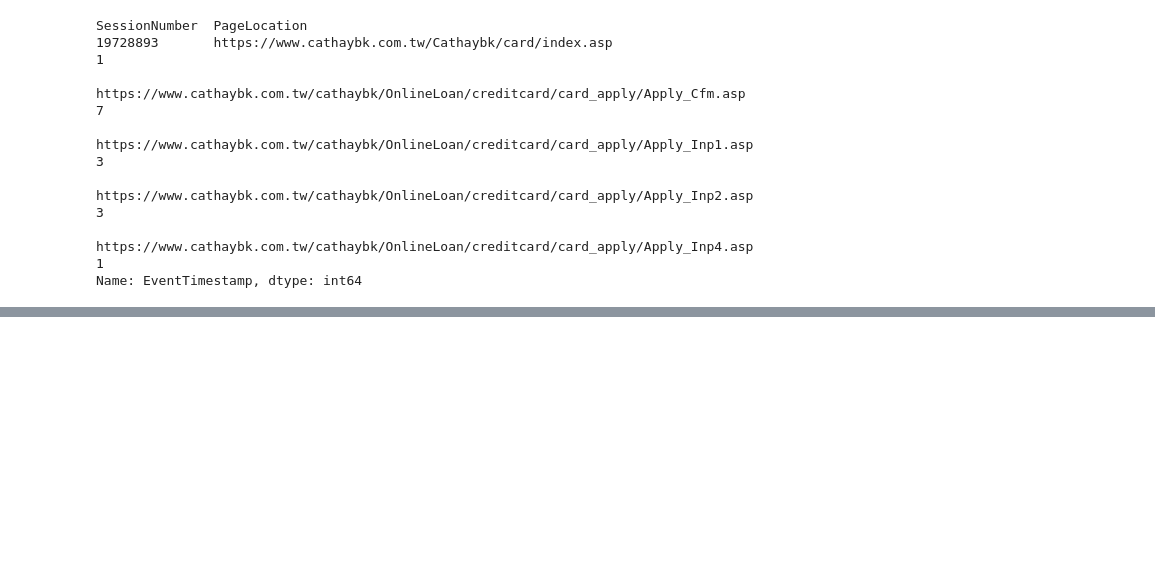
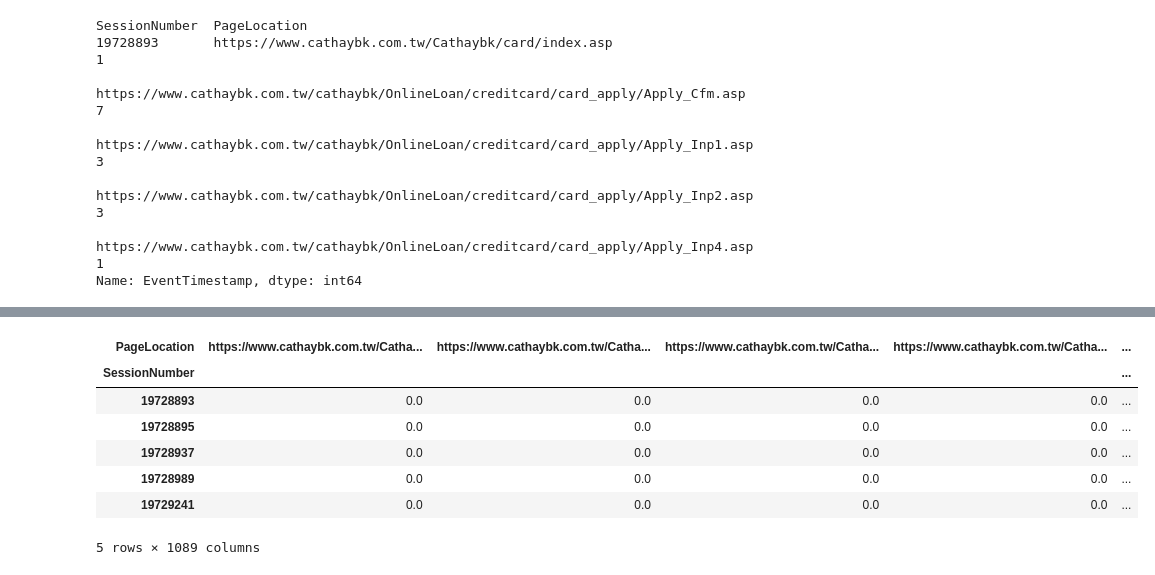
Before and after one commit to ywchiu/cathaybkpython, a Jupyter notebook: 20160929Demo.ipynb, the cells around one changed output, grey strips where cells are left out. Drawn from its saved outputs; the diff is of its cells as text; code cells hidden in the pictures; blank space fills up the shorter version.

```diff
--- a/20160929Demo.ipynb
+++ b/20160929Demo.ipynb
@@ -301,0 +347,13 @@ Name: EventTimestamp, dtype: int64
+# %%
+cardViewBehaviorGrp_df = cardViewBehaviorGrp_df.fillna(0)
+# %%
+cardViewBehaviorGrp_df.head()
+# %% [output]
+| PageLocation | https://www.cathaybk.com.tw/Catha... | https://www.cathaybk.com.tw/Catha... | https://www.cathaybk.com.tw/Catha... | https://www.cathaybk.com.tw/Catha... | ... |
+| SessionNumber |  |  |  |  | ... |
+| 19728893 | 0.0 | 0.0 | 0.0 | 0.0 | ... |
+| 19728895 | 0.0 | 0.0 | 0.0 | 0.0 | ... |
+| 19728937 | 0.0 | 0.0 | 0.0 | 0.0 | ... |
+| 19728989 | 0.0 | 0.0 | 0.0 | 0.0 | ... |
+| 19729241 | 0.0 | 0.0 | 0.0 | 0.0 | ... |
+5 rows × 1089 columns
```
Also changed, not shown: parts of 25 cells of this notebook.
